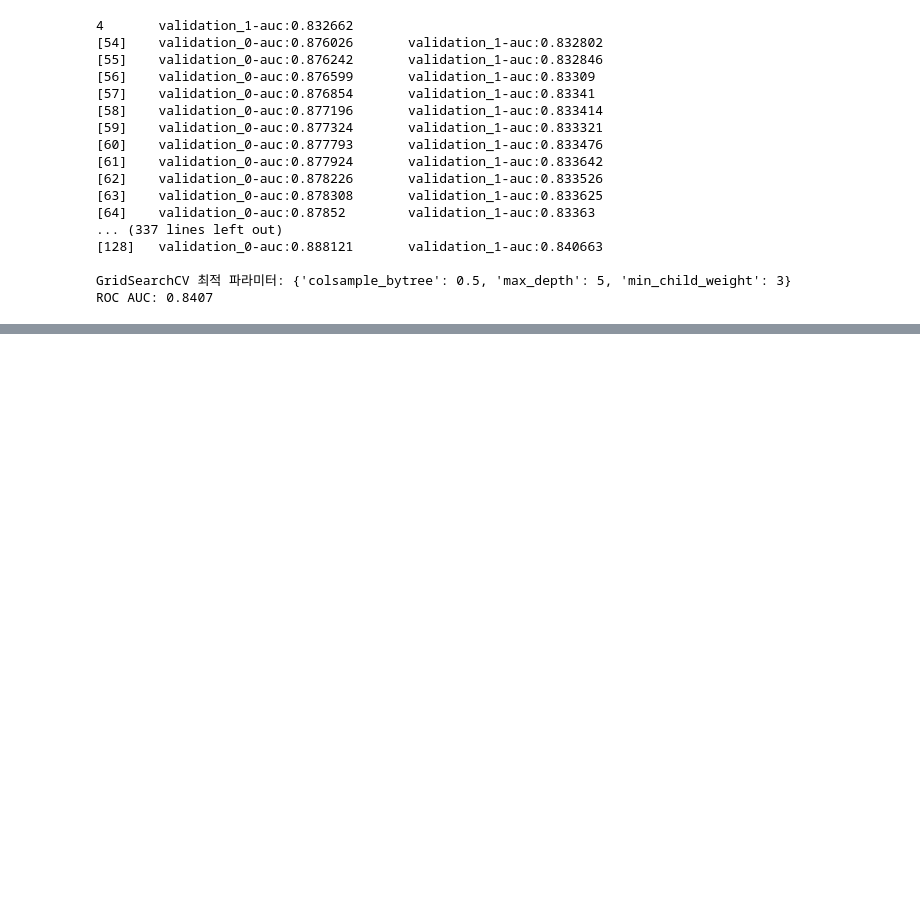
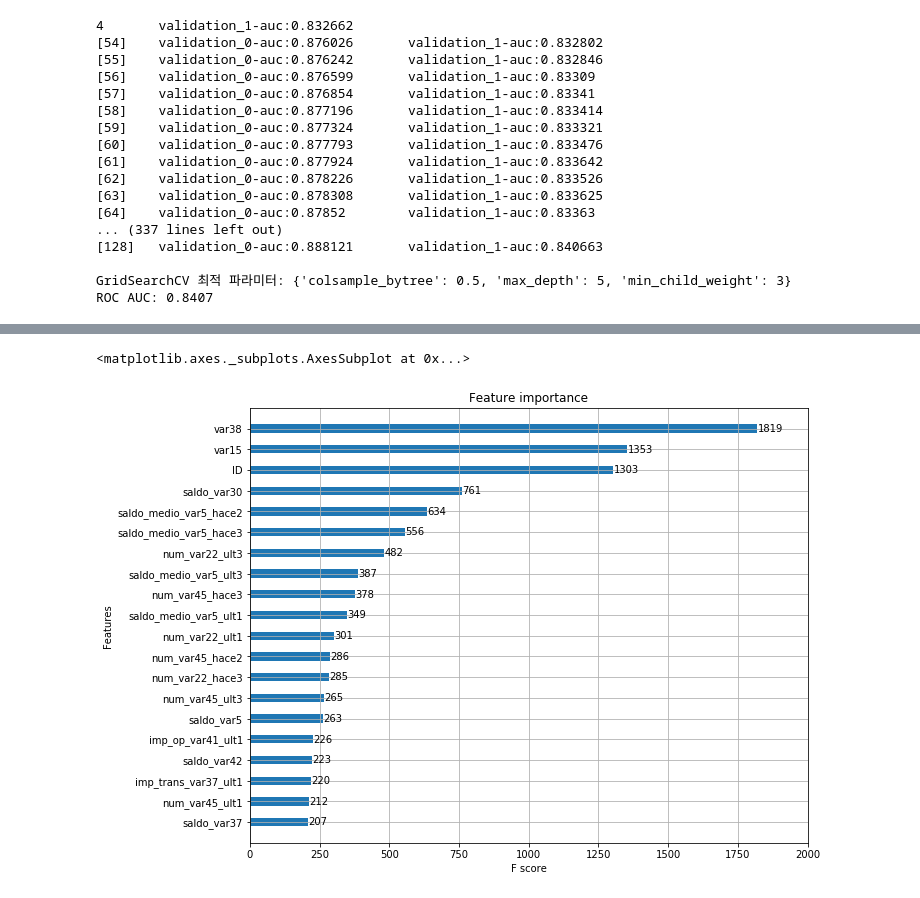
Before and after one commit to kohyouseob/python_ml, a Jupyter notebook: Chapter_4_p249.ipynb, the cells around one changed output, grey strips where cells are left out. Saved outputs shown, nothing was run; the diff lists cells and outputs as text; code cells hidden in the pictures; blank space fills up the shorter version.

```diff
--- a/Chapter_4_p249.ipynb
+++ b/Chapter_4_p249.ipynb
@@ -233,0 +250,10 @@ TypeError: fit() got an unexpected keyword argument 'eval_metrics'
+# %%
+from xgboost import plot_importance
+import matplotlib.pyplot as plt
+%matplotlib inline
+
+fig, ax = plt.subplots(1, 1, figsize=(10, 8))
+plot_importance(xgb_clf, ax=ax, max_num_features=20, height=0.4)
+# %% [output]
+<matplotlib.axes._subplots.AxesSubplot at 0x...>
+[figure, added]
```
Also changed, not shown: parts of 1 cell of this notebook, 1 other file.
